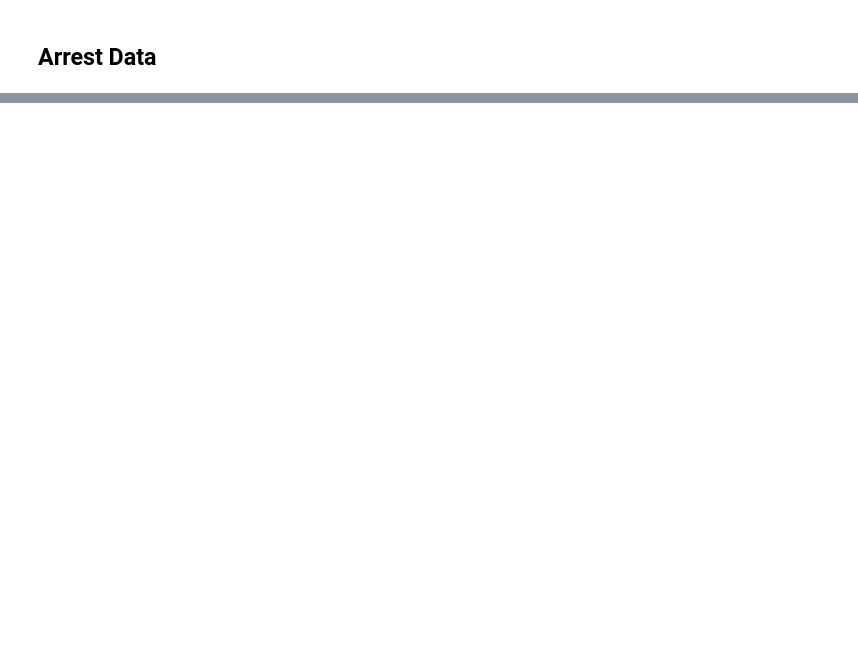
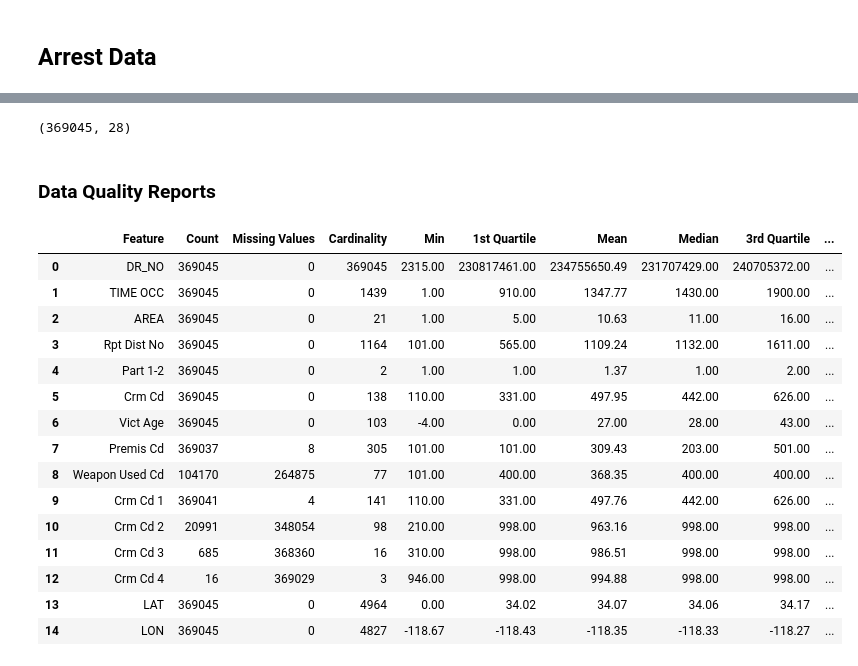
Before and after one commit to cploebell/ads-508-team-project, a Jupyter notebook: ads508_proj.ipynb, the cells around one changed output, grey strips where cells are left out. Drawn from its saved outputs; the diff is of its cells as text; code cells hidden in the pictures; blank space fills up the shorter version.

```diff
--- a/ads508_proj.ipynb
+++ b/ads508_proj.ipynb
@@ -277,0 +271,21 @@ arrest_sample
+# %%
+#create Data quality report function for continous data
+
+def dqr_cont(df):
+    # Identify continuous features based on numeric data types
+    conf = df.select_dtypes(include=['float64', 'int64']).columns.tolist()
+    # Create the report DataFrame
+    report = pd.DataFrame({
+        'Feature': conf,
+        'Count': df[conf].count().values,
+        'Missing Values': df[conf].isnull().sum().values,
+        'Cardinality': df[conf].nunique().values,
+        'Min': df[conf].min().values,
+        '1st Quartile': df[conf].quantile(0.25).values,
+        'Mean': df[conf].mean().values,
+        'Median': df[conf].median().values,
+        '3rd Quartile': df[conf].quantile(0.75).values,
+        'Max': df[conf].max().values,
+        'Standard Deviation': df[conf].std().values,
+    })
+    return report
@@ -296,0 +411,4 @@ df_arrest.head()
+# %%
+pd.options.display.float_format = '{:.2f}'.format
+cont_df_a = dqr_cont(df_a)
+cont_df_a
@@ -296,0 +501,6 @@ df_arrest.head()
+# %%
+# Read the CSV file directly from S3
+df_crime = wr.s3.read_csv("s3://sagemaker-us-east-1-643862913351/ads508-group7/Crime_Data_from_2020_to_Present.csv")
+
+# Display the first few rows
+df_crime.head()
@@ -296,0 +544,32 @@ df_arrest.head()
+# %%
+#convert date times stamps from object
+df_crime['Date Rptd'] = pd.to_datetime(df_crime['Date Rptd'], format='%m/%d/%Y %I:%M:%S %p')
+#drop everything before 1/1/2023
+df_c = df_crime[df_crime['Date Rptd'] >= pd.Timestamp('1/01/2023')]
+df_c.shape
+# %% [output]
+(369045, 28)
+# %% [markdown]
+### Data Quality Reports
+# %%
+#dqr continous
+pd.options.display.float_format = '{:.2f}'.format
+cont_df_c = dqr_cont(df_c)
+cont_df_c
+# %% [output]
+|  | Feature | Count | Missing Values | Cardinality | Min | 1st Quartile | Mean | Median | 3rd Quartile | ... |
+| 0 | DR_NO | 369045 | 0 | 369045 | 2315.00 | 230817461.00 | 234755650.49 | 231707429.00 | 240705372.00 | ... |
+| 1 | TIME OCC | 369045 | 0 | 1439 | 1.00 | 910.00 | 1347.77 | 1430.00 | 1900.00 | ... |
+| 2 | AREA | 369045 | 0 | 21 | 1.00 | 5.00 | 10.63 | 11.00 | 16.00 | ... |
+| 3 | Rpt Dist No | 369045 | 0 | 1164 | 101.00 | 565.00 | 1109.24 | 1132.00 | 1611.00 | ... |
+| 4 | Part 1-2 | 369045 | 0 | 2 | 1.00 | 1.00 | 1.37 | 1.00 | 2.00 | ... |
+| 5 | Crm Cd | 369045 | 0 | 138 | 110.00 | 331.00 | 497.95 | 442.00 | 626.00 | ... |
+| 6 | Vict Age | 369045 | 0 | 103 | -4.00 | 0.00 | 27.00 | 28.00 | 43.00 | ... |
+| 7 | Premis Cd | 369037 | 8 | 305 | 101.00 | 101.00 | 309.43 | 203.00 | 501.00 | ... |
+| 8 | Weapon Used Cd | 104170 | 264875 | 77 | 101.00 | 400.00 | 368.35 | 400.00 | 400.00 | ... |
+| 9 | Crm Cd 1 | 369041 | 4 | 141 | 110.00 | 331.00 | 497.76 | 442.00 | 626.00 | ... |
+| 10 | Crm Cd 2 | 20991 | 348054 | 98 | 210.00 | 998.00 | 963.16 | 998.00 | 998.00 | ... |
+| 11 | Crm Cd 3 | 685 | 368360 | 16 | 310.00 | 998.00 | 986.51 | 998.00 | 998.00 | ... |
+| 12 | Crm Cd 4 | 16 | 369029 | 3 | 946.00 | 998.00 | 994.88 | 998.00 | 998.00 | ... |
+| 13 | LAT | 369045 | 0 | 4964 | 0.00 | 34.02 | 34.07 | 34.06 | 34.17 | ... |
+| 14 | LON | 369045 | 0 | 4827 | -118.67 | -118.43 | -118.35 | -118.33 | -118.27 | ... |
```
Also changed, not shown: parts of 50 cells of this notebook.
